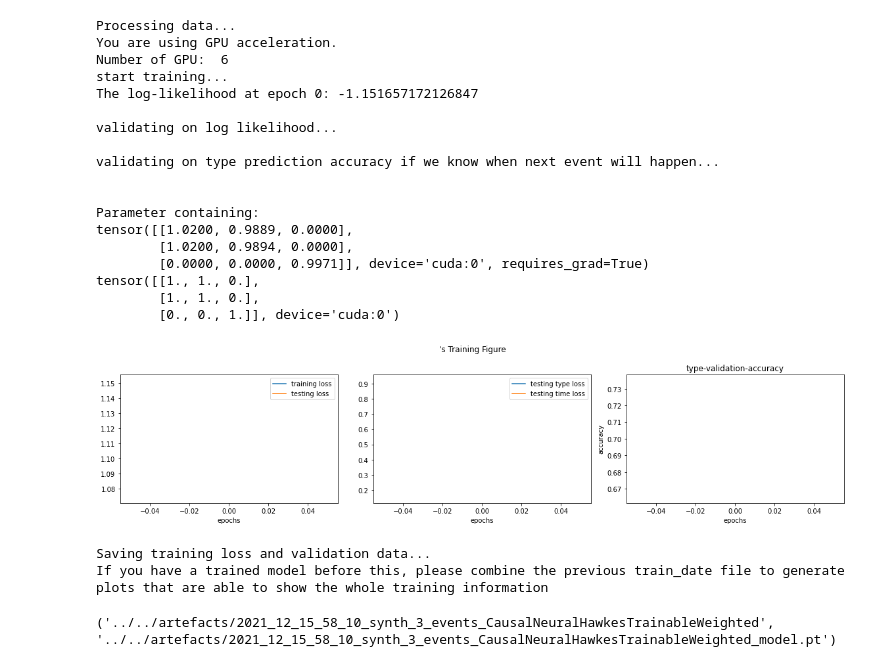
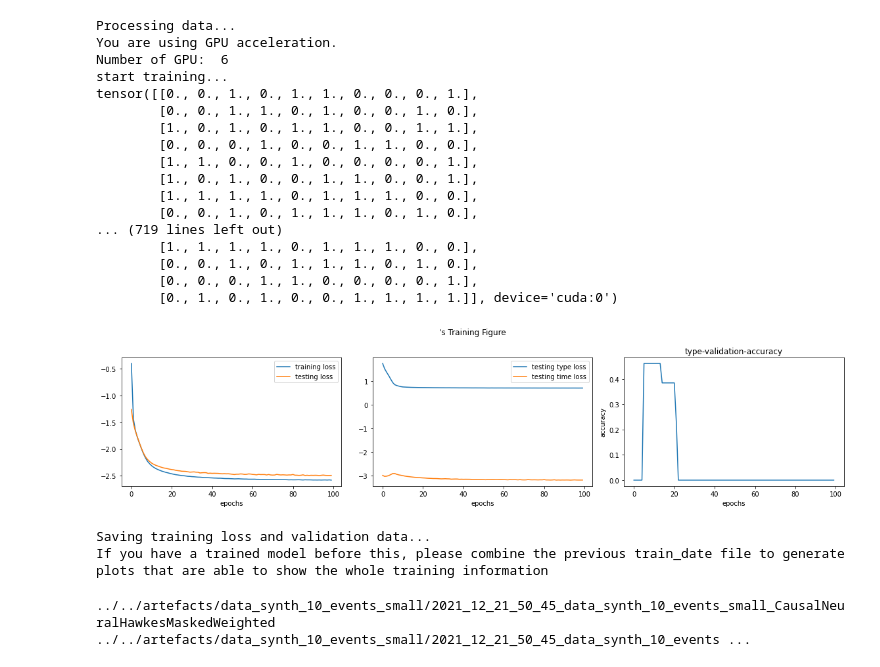
Before and after one commit to Darkmotion/Causality-based-event-sequence-modelling, a Jupyter notebook: causal_nh/notebooks/Train_NeuralHawkes.ipynb, the cells around one changed output. Saved outputs shown, nothing was run; the diff lists cells and outputs as text; code cells hidden in the pictures.

```diff
--- a/causal_nh/notebooks/Train_NeuralHawkes.ipynb
+++ b/causal_nh/notebooks/Train_NeuralHawkes.ipynb
@@ -8,5 +3,0 @@ from causal_nh.utils import open_pkl_file
-# %%
-dataset_name = 'synth_3_events'
-# %%
-# path = f'../../data/NeuralHawkesData/data_bookorder/fold1/'
-path = f'../../data/data_{dataset_name}/'
@@ -19,2 +11,0 @@ from causal_nh.model.NeuralHawkesCuda import CausalNeuralHawkesMasked, CausalNeu
-# %%
-train_nh(train, dev, '../../artefacts/', False, lr=0.01, num_epochs=20, batch_size=10)
@@ -33,0 +12,13 @@ import pickle
+# %%
+data_path = "../../data"
+results = "../../results"
+artifacts = "../../artefacts"
+if not os.path.exists(results):
+    os.mkdir(results)
+if not os.path.exists(artifacts):
+    os.mkdir(artifacts)
+
+datasets = [item for item in os.listdir(data_path) if os.path.isdir(f'{data_path}/{item}')]
+print(datasets)
+datasets = [datasets[5]]
+print(datasets)
@@ -47,28 +170,29 @@ array([[1., 1., 0.],
 # %%
-save_path, model_path = train_causal_nh(train, dev, A,W,  '../../artefacts/', False, lr=0.01, num_epochs=1, batch_size=50, dataset_name=dataset_name, model=CausalNeuralHawkesTrainableWeighted)
+save_path, model_path = train_causal_nh(train, dev, A,W,  f'{output_folder}/', False, lr=0.01, num_epochs=100, batch_size=50, dataset_name=dataset_name, model=CausalNeuralHawkesMaskedWeighted)
 # %% [output]
 Processing data...
 You are using GPU acceleration.
 Number of GPU:  6
 start training...
-The log-likelihood at epoch 0: -1.151657172126847
-
-validating on log likelihood...
-
-validating on type prediction accuracy if we know when next event will happen...
-
-
-Parameter containing:
-tensor([[1.0200, 0.9889, 0.0000],
-        [1.0200, 0.9894, 0.0000],
-        [0.0000, 0.0000, 0.9971]], device='cuda:0', requires_grad=True)
-tensor([[1., 1., 0.],
-        [1., 1., 0.],
-        [0., 0., 1.]], device='cuda:0')
+tensor([[0., 0., 1., 0., 1., 1., 0., 0., 0., 1.],
+        [0., 0., 1., 1., 0., 1., 0., 0., 1., 0.],
+        [1., 0., 1., 0., 1., 1., 0., 0., 1., 1.],
+        [0., 0., 0., 1., 0., 0., 1., 1., 0., 0.],
+        [1., 1., 0., 0., 1., 0., 0., 0., 0., 1.],
+        [1., 0., 1., 0., 0., 1., 1., 0., 0., 1.],
+        [1., 1., 1., 1., 0., 1., 1., 1., 0., 0.],
+        [0., 0., 1., 0., 1., 1., 1., 0., 1., 0.],
+... (719 lines left out)
+        [1., 1., 1., 1., 0., 1., 1., 1., 0., 0.],
+        [0., 0., 1., 0., 1., 1., 1., 0., 1., 0.],
+        [0., 0., 0., 1., 1., 0., 0., 0., 0., 1.],
+        [0., 1., 0., 1., 0., 0., 1., 1., 1., 1.]], device='cuda:0')
-[figure, old version]
+[figure, new version]
 Saving training loss and validation data...
 If you have a trained model before this, please combine the previous train_date file to generate plots that are able to show the whole training information
-# %%
-print((save_path, model_path))
-# %% [output]
-('../../artefacts/2021_12_15_58_10_synth_3_events_CausalNeuralHawkesTrainableWeighted', '../../artefacts/2021_12_15_58_10_synth_3_events_CausalNeuralHawkesTrainableWeighted_model.pt')
+# %%
+print(save_path, model_path)
+save_path = '../../artefacts/data_synth_10_events_small/2021_12_21_31_15_data_synth_10_events_small_CausalNeuralHawkesMasked'
+model_path = '../../artefacts/data_synth_10_events_small/2021_12_21_31_15_data_synth_10_events_small_CausalNeuralHawkesMasked_model.pt'
+# %% [output]
+../../artefacts/data_synth_10_events_small/2021_12_21_50_45_data_synth_10_events_small_CausalNeuralHawkesMaskedWeighted ../../artefacts/data_synth_10_events_small/2021_12_21_50_45_data_synth_10_events ...
```
Also changed, not shown: parts of 10 cells of this notebook, 5 other files.
